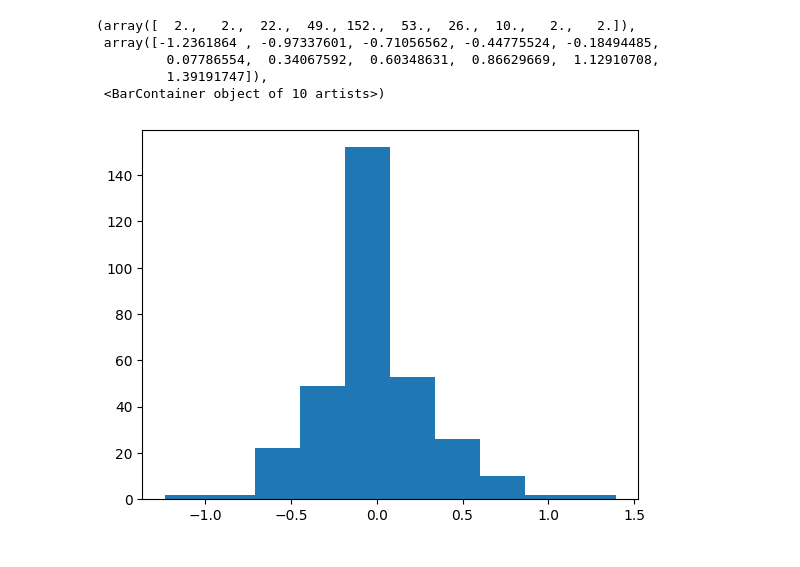
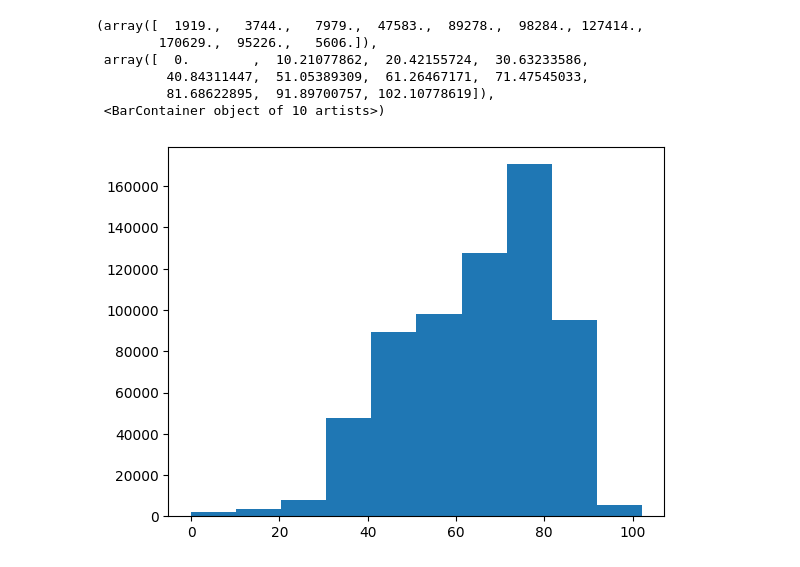
Before and after one commit to edwardhab/IFT-6758---A3-NHL, a Jupyter notebook: notebooks/Complexe.ipynb, the cells around one changed output. Cells and saved outputs as stored; diff of their text form; code cells hidden in the pictures.

Commit message:
Premier essai visualisation différences de taux de tir

```diff
--- a/notebooks/Complexe.ipynb
+++ b/notebooks/Complexe.ipynb
@@ -1,3 +1,23 @@
 # %%
 import pandas as pd
 df=pd.read_csv('../complexe.csv')
+# %%
+def bonne_periode(row):
+    """S'assure que les coordonnees sont du bon coté de la patinoire, retourne -x sinon
+
+    Args:
+        row (Dataframe): Dataframe de base
+
+    Returns:
+        _type_: _description_
+    """
+    x= row['x']
+    period = row['period']
+    powerplayhome = row['powerplayHome']
+    powerplayaway = row['powerplayAway']
+    # L'équipe à domicile commence du côté positif de x
+    if powerplayhome or not powerplayaway: # Equipe Domicile
+                return -x if (period % 2 == 1 and x<0) or (period % 2 == 0 and x>0)  else x
+    else:  # Équipe visiteuse
+            return -x if (period % 2 == 1 and x>0) or (period % 2 == 0 and x<0) else x
+df['x']=df.apply(lambda row:bonne_periode(row),axis=1)
@@ -4,19 +41,38 @@ df=pd.read_csv('../complexe.csv')
 # %%
 import numpy as np
+import matplotlib.pyplot as plt
 def rinkdistance(x):
     """Retourne la distance euclidienne entre des coordonnees (x,y) et le centre
     Args:
         x (np.array): (x,y)
 
     Returns:
         _type_: float
     """
     return np.linalg.norm(np.array(x) - np.array([0, 0]))
 df['rinkdistance'] = df[['x', 'y']].apply(lambda x: rinkdistance(x), axis=1)
-def periode(df):
+plt.hist(df['rinkdistance'])
+# %% [output]
+(array([  1919.,   3744.,   7979.,  47583.,  89278.,  98284., 127414.,
+        170629.,  95226.,   5606.]),
+ array([  0.        ,  10.21077862,  20.42155724,  30.63233586,
+         40.84311447,  51.05389309,  61.26467171,  71.47545033,
+         81.68622895,  91.89700757, 102.10778619]),
+ <BarContainer object of 10 artists>)
+[figure, added]
 # %%
+import numpy as np
 
 def shots_team_distance(df):
+    """Prend le dataframe et retourne le taux de tir moyen par heure de la ligue par emplacement et la différence du taux de tir par heure pour chaque équipe
+    avec la moyenne par distance
+
+    Args:
+        df (_type_): _description_
+
+    Returns:
+        _type_: _description_
+    """
     # Calcul du nombre de tir par distance
     shot_per_distance=df.groupby('distance_bins').size()
     # Chaque match dure une heure, temps total dheures jouees par toutes les teams sur une saison
@@ -31,11 +87,5 @@ def shots_team_distance(df):
     number_of_shots_team_distance=df.groupby(['teamId','distance_bins']).size()
     #shot_per_hour_byteam=shot_per_team/time_total_per_team
     shot_per_hour_per_distance_per_team=number_of_shots_team_distance/time_total_per_team
-    return (shot_per_hour_per_distance_per_team-shot_per_hour_bydistance)
+    diff_per_distance=shot_per_hour_per_distance_per_team-shot_per_hour_bydistance
+    return diff_per_distance.reset_index(name='diff_per_distance')
-# %% [output]
-(array([  2.,   2.,  22.,  49., 152.,  53.,  26.,  10.,   2.,   2.]),
- array([-1.2361864 , -0.97337601, -0.71056562, -0.44775524, -0.18494485,
-         0.07786554,  0.34067592,  0.60348631,  0.86629669,  1.12910708,
-         1.39191747]),
- <BarContainer object of 10 artists>)
-[figure, removed]
```
Also changed, not shown: parts of 6 cells of this notebook.
